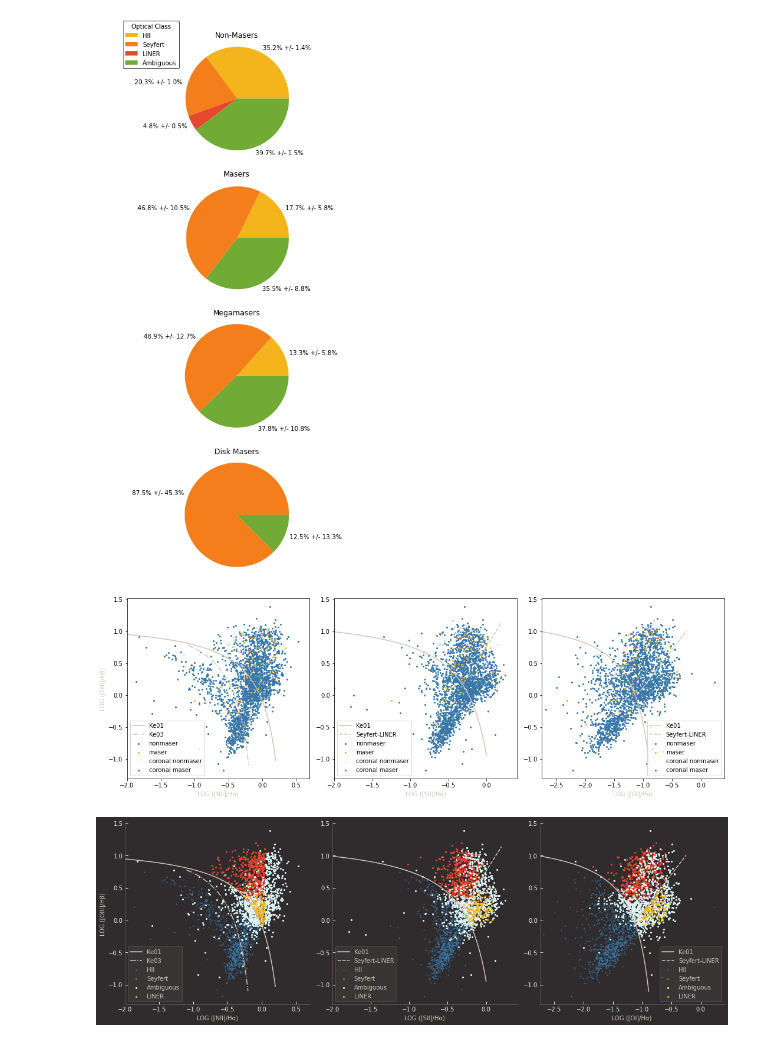
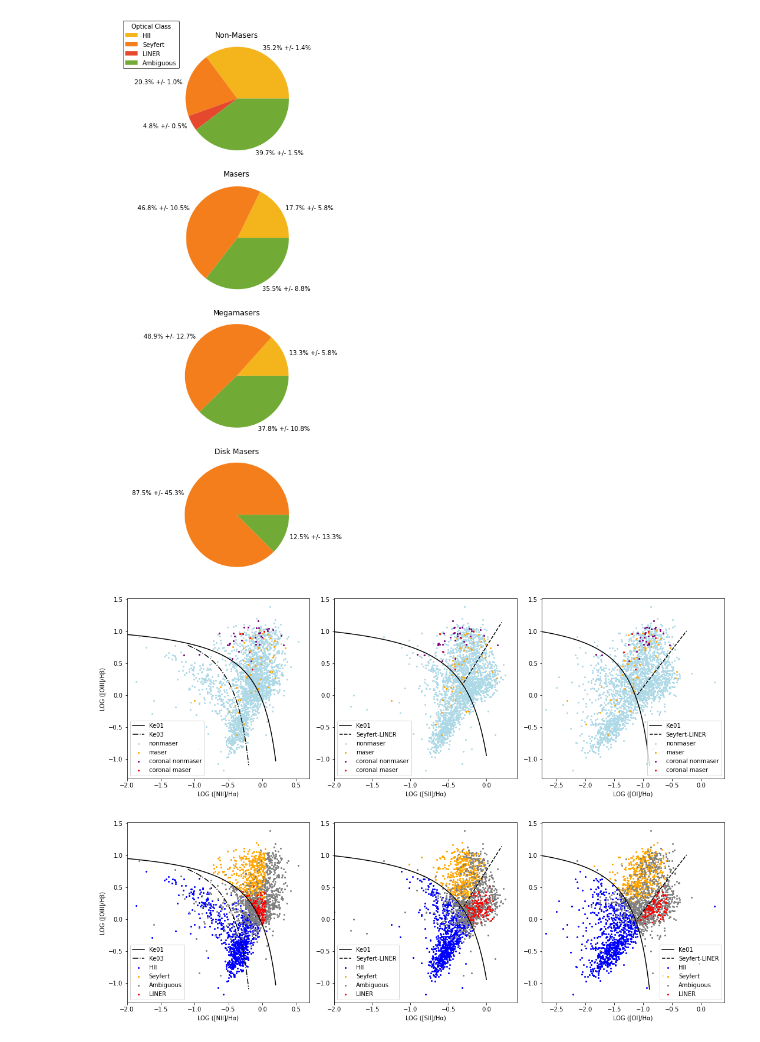
Before and after one commit to MaserResearchConstax23/pyscripts, a Jupyter notebook: optical_data_MPA.ipynb, the cells around one changed output. Drawn from its saved outputs; the diff is of its cells as text; code cells hidden in the pictures.

Commit message:
make graphs white bg

```diff
--- a/optical_data_MPA.ipynb
+++ b/optical_data_MPA.ipynb
@@ -66,14 +66,14 @@ for i, ax in enumerate(axes):
 
 
     # Plotting non-maser points
-    ax.scatter(x_data[non_maser_mask], y_data[non_maser_mask], color="#3978a8",s=1,label ="nonmaser")
+    ax.scatter(x_data[non_maser_mask], y_data[non_maser_mask], color="grey",s=1,label ="nonmaser")
 
     # Plotting maser points
-    ax.scatter(x_data[maser_mask], y_data[maser_mask], color="#000000",s=4,label="maser")
+    ax.scatter(x_data[maser_mask], y_data[maser_mask], color="blue",s=4,label="maser")
     # Overplot megamasers
-    ax.scatter(x_data[megamaser_mask], y_data[megamaser_mask], color="#000000",s=30,marker='o',label="MegaMaser",facecolors='none',linewidths=.75)
+    ax.scatter(x_data[megamaser_mask], y_data[megamaser_mask], color="orange",s=30,marker='o',label="MegaMaser",facecolors='none',linewidths=.75)
     # Overplot disks
-    ax.scatter(x_data[disk_mask], y_data[disk_mask], color="#000000",s=100,marker="*",label="Disk Maser",facecolors='none')
+    ax.scatter(x_data[disk_mask], y_data[disk_mask], color="red",s=100,marker="*",label="Disk Maser",facecolors='none')
 
     if i == 0:
         xvals=np.linspace(-3.5,0.2,1000)
@@ -416,18 +416,18 @@ for i, ax in enumerate(axes):
 
 
     # Plotting non-maser points
-    ax.scatter(x_data[non_maser_mask], y_data[non_maser_mask], color="#3978a8",s=4,label ="nonmaser")
+    ax.scatter(x_data[non_maser_mask], y_data[non_maser_mask], color="lightblue",s=4,label ="nonmaser")
 
     # Plotting maser points
-    ax.scatter(x_data[maser_mask], y_data[maser_mask], color="#f4b41b",s=4,label="maser")
+    ax.scatter(x_data[maser_mask], y_data[maser_mask], color="orange",s=4,label="maser")
     # Overplot megamasers
     # ax.scatter(x_data[megamaser_mask], y_data[megamaser_mask], color="#e6482e",s=40,marker='o',label="MegaMaser",facecolors='none',linewidths=.75)
     # Overplot disks
     # ax.scatter(x_data[disk_mask], y_data[disk_mask], color="#e6482e",s=100,marker="*",label="Disk Maser",facecolors='none')
 
     #overplot has_coronal
-    ax.scatter(x_data[coronal_and_nonmaser_mask], y_data[coronal_and_nonmaser_mask], color="#dff6f5",s=4,label="coronal nonmaser")
-    ax.scatter(x_data[coronal_and_maser_mask], y_data[coronal_and_maser_mask], color="#e6482e",s=4,label="coronal maser")
+    ax.scatter(x_data[coronal_and_nonmaser_mask], y_data[coronal_and_nonmaser_mask], color="purple",s=4,label="coronal nonmaser")
+    ax.scatter(x_data[coronal_and_maser_mask], y_data[coronal_and_maser_mask], color="red",s=4,label="coronal maser")
 
 
 
@@ -442,7 +442,7 @@ for i, ax in enumerate(axes):
         ax.set_xlabel(x_columns[i])
 
         ax.set_xlim(-2, 0.7)  # Set the desired x-range
-        ax.set_ylabel("LOG ([OIII]/Hβ)",color='#cfc6b8')
+        ax.set_ylabel("LOG ([OIII]/Hβ)",color='#000000')
 
     if i == 1:
         xvals=np.linspace(-3.5,0.0,1000)
@@ -466,7 +466,7 @@ for i, ax in enumerate(axes):
         ax.plot(xvals,yvals,color="#000000",label="Seyfert-LINER", linestyle='--')
         ax.set_xlim(-2.75, 0.4)  # Set the desired x-range
 
-    ax.set_xlabel(x_col_labels[i],color='#cfc6b8')
+    ax.set_xlabel(x_col_labels[i],color='#000000')
     legend = ax.legend()
     # set_up_style(ax)
 
@@ -474,7 +474,7 @@ for i, ax in enumerate(axes):
 plt.tight_layout()
 plt.show()
 # %% [output]
-[figure, old version]
+[figure, new version]
 # %%
 def set_up_style(ax):
     fig = ax.figure
@@ -538,55 +538,55 @@ for i, ax in enumerate(axes):
 
 
     # Plotting HII
-    ax.scatter(x_data[HII_mask], y_data[HII_mask], color="#3978a8",s=1,label ="HII")
+    ax.scatter(x_data[HII_mask], y_data[HII_mask], color="blue",s=4,label ="HII")
     # seyfert
-    ax.scatter(x_data[seyfert_mask], y_data[seyfert_mask], color="#e6482e",s=4,label="Seyfert")
+    ax.scatter(x_data[seyfert_mask], y_data[seyfert_mask], color="orange",s=4,label="Seyfert")
     # ambiguous
-    ax.scatter(x_data[amb_mask], y_data[amb_mask], color="#dff6f5",s=4,label="Ambiguous")
+    ax.scatter(x_data[amb_mask], y_data[amb_mask], color="grey",s=4,label="Ambiguous")
     # Plotting LINER
-    ax.scatter(x_data[LINER_mask], y_data[LINER_mask], color="#f4b41b",s=4,label="LINER")
+    ax.scatter(x_data[LINER_mask], y_data[LINER_mask], color="red",s=4,label="LINER")
 
     if i == 0:
         xvals=np.linspace(-3.5,0.2,1000)
         yvals=(0.6/(xvals-0.47))+1.19
-        ax.plot(xvals,yvals,color="#cfc6b8",label="Ke01")
+        ax.plot(xvals,yvals,color="#000000",label="Ke01")
 
         xvals=np.linspace(-1.1,-.2,1000)
         yvals=(0.6/(xvals-0.05))+1.3
-        ax.plot(xvals,yvals,color="#cfc6b8",label="Ke03",linestyle='-.')
+        ax.plot(xvals,yvals,color="#000000",label="Ke03",linestyle='-.')
         ax.set_xlabel(x_columns[i])
 
         ax.set_xlim(-2, 0.7)  # Set the desired x-range
-        ax.set_ylabel("LOG ([OIII]/Hβ)",color='#cfc6b8')
+        ax.set_ylabel("LOG ([OIII]/Hβ)",color='#000000')
 
     if i == 1:
         xvals=np.linspace(-3.5,0.0,1000)
         yvals=(0.72/(xvals-0.32))+1.30
-        ax.plot(xvals,yvals,color="#cfc6b8",label="Ke01")
+        ax.plot(xvals,yvals,color="#000000",label="Ke01")
         xvals=np.linspace(-.30,0.2,1000)
         yvals=(1.89*xvals)+0.76
-        ax.plot(xvals,yvals,color="#cfc6b8",label="Seyfert-LINER", linestyle='--')
+        ax.plot(xvals,yvals,color="#000000",label="Seyfert-LINER", linestyle='--')
         ax.set_xlim(-2, 0.4)  # Set the desired x-range
 
 
     if i == 2:
 
         #0.73/[log([O I]/Hα) + 0.59] + 1.33 < log([O III]/Hβ)
 
         xvals=np.linspace(-3.5,-.89,1000)
         yvals=(0.73/(xvals+0.59))+1.33
-        ax.plot(xvals,yvals,color="#cfc6b8",label="Ke01")
+        ax.plot(xvals,yvals,color="#000000",label="Ke01")
         xvals=np.linspace(-1.1,-.25,1000)
         yvals=(1.18*xvals)+1.3
-        ax.plot(xvals,yvals,color="#cfc6b8",label="Seyfert-LINER", linestyle='--')
+        ax.plot(xvals,yvals,color="#000000",label="Seyfert-LINER", linestyle='--')
         ax.set_xlim(-2.75, 0.4)  # Set the desired x-range
 
-    ax.set_xlabel(x_col_labels[i],color='#cfc6b8')
+    ax.set_xlabel(x_col_labels[i],color='#000000')
     legend = ax.legend()
-    set_up_style(ax)
+    # set_up_style(ax)
 
 
 plt.tight_layout()
 plt.show()
 # %% [output]
-[figure, old version]
+[figure, new version]
```
Also changed, not shown: parts of 1 cell of this notebook, 1 other file.
